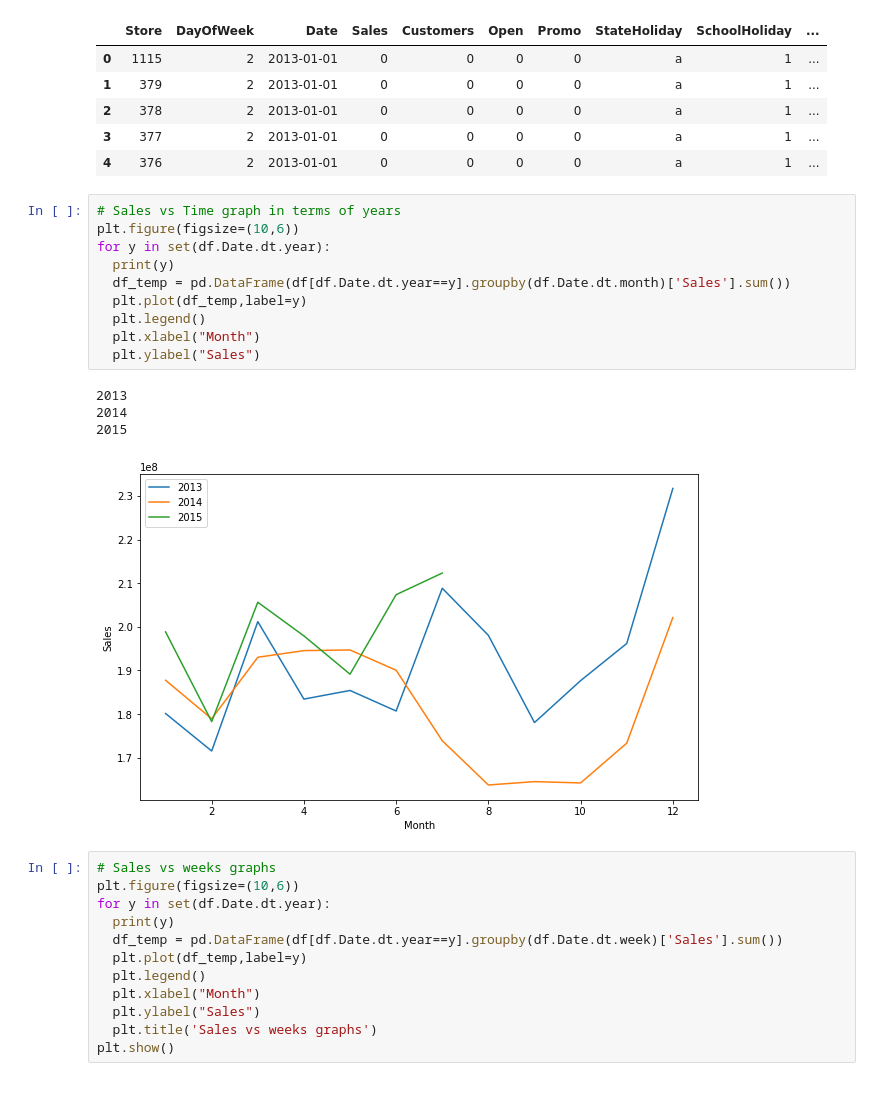
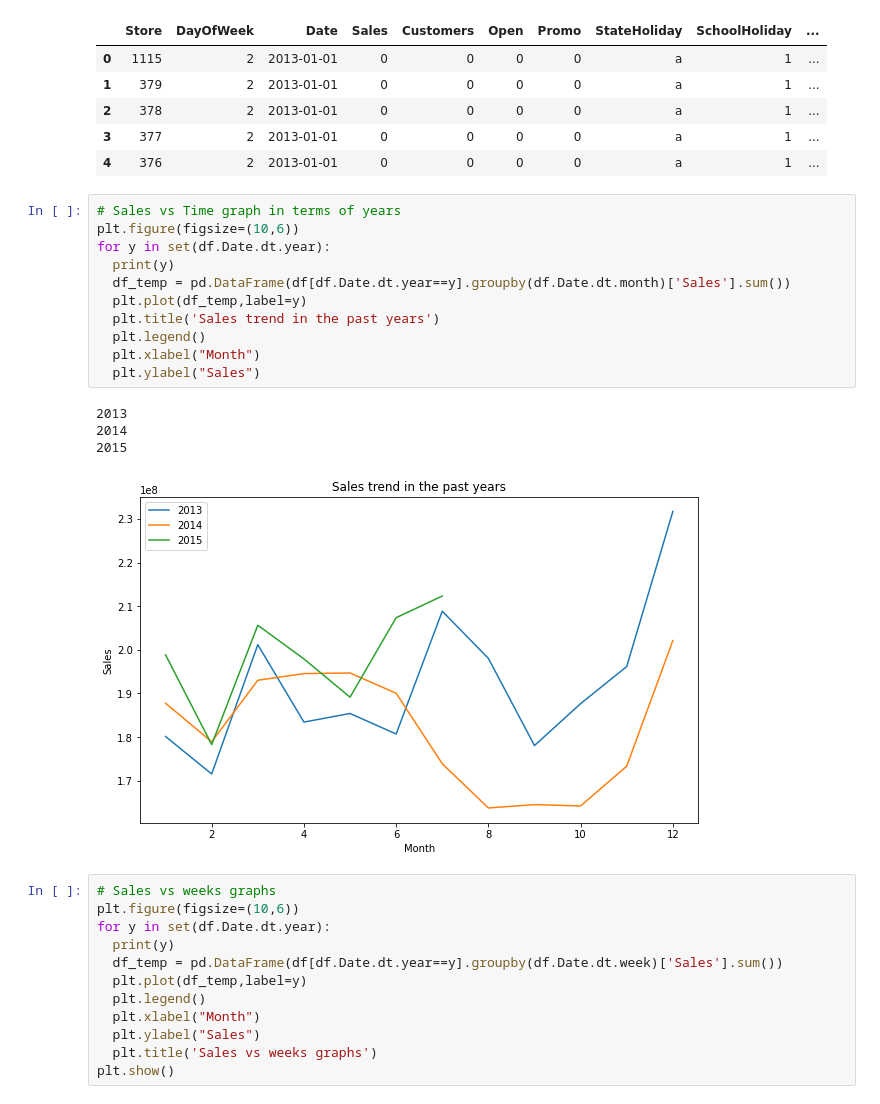
Before and after one commit to Shyamsundarkanaka/Rossmann-Sales-Prediction, a Jupyter notebook: Rossmann_Sales_Prediction_Capstone_Project.ipynb, the cells around one changed output. Cells and saved outputs as stored; diff of their text form.

```diff
--- a/Rossmann_Sales_Prediction_Capstone_Project.ipynb
+++ b/Rossmann_Sales_Prediction_Capstone_Project.ipynb
@@ -446,18 +498,19 @@ df.head()
 # %%
 # Sales vs Time graph in terms of years
 plt.figure(figsize=(10,6))
 for y in set(df.Date.dt.year):
   print(y)
   df_temp = pd.DataFrame(df[df.Date.dt.year==y].groupby(df.Date.dt.month)['Sales'].sum())
   plt.plot(df_temp,label=y)
+  plt.title('Sales trend in the past years')
   plt.legend()
   plt.xlabel("Month")
   plt.ylabel("Sales")
 # %% [output]
 2013
 2014
 2015
-[figure, old version]
+[figure, new version]
 # %%
 # Sales vs weeks graphs
 plt.figure(figsize=(10,6))
```
Also changed, not shown: parts of 101 cells of this notebook.
